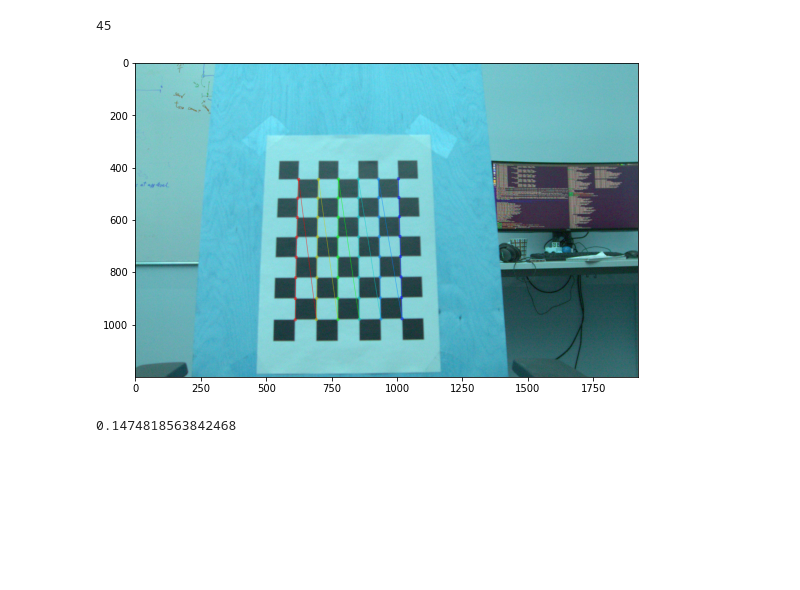
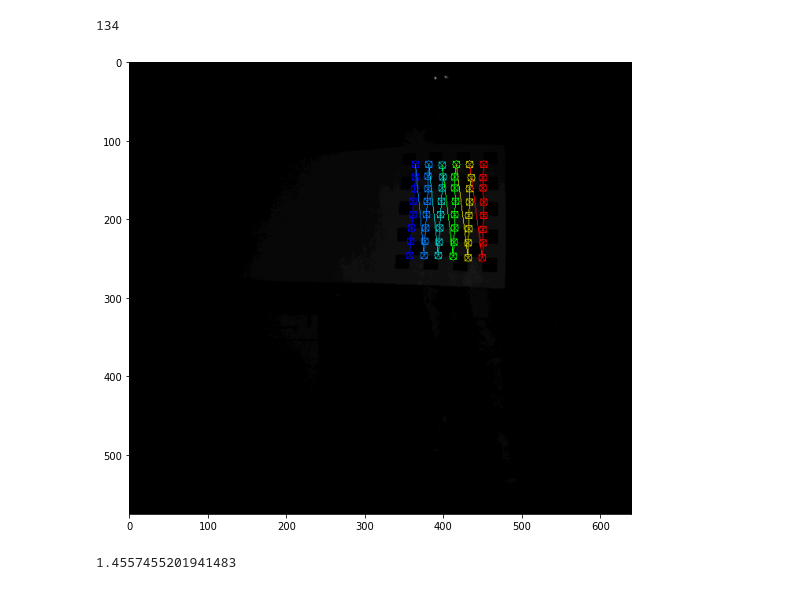
Before and after one commit to Marselka/CalibrationProject, a Jupyter notebook: intrinsics_calibration.ipynb, the cells around one changed output. Cells and saved outputs as stored; diff of their text form; code cells hidden in the pictures; blank space fills up the shorter version.

```diff
--- a/intrinsics_calibration.ipynb
+++ b/intrinsics_calibration.ipynb
@@ -13,3 +8,4 @@ from utils.calib_utils import detect_keypoints, to_lists
 # %%
 pattern_size = (8, 6)
-data_path0 = "/home/konstantin/datasets/bandeja-sequence/2020-11-17-18-52-32-chess/camera0"
+edge_length = 0.04
+data_path = "/home/konstantin/datasets/bandeja-sequence/2021_02_01_2/2021-02-01-16-17-42/_azure_ir_image_raw"
@@ -18,4 +12,6 @@ images0 = get_cam_images(data_path0, 4)
+# %%
+images = get_images(data_path, period=4)
 # %%
-len(images0)
+len(images)
 # %% [output]
-45
+134
@@ -24,17 +18,19 @@ results0 = detect_keypoints(images0, pattern_size)
+# %%
+results = detect_keypoints(images, pattern_size, edge_length)
 # %%
-draw_detections(images0, results0, pattern_size, 0)
+draw_detections(images, results, pattern_size, 0, normalize=True)
 # %% [output]
-[figure, old version]
+[figure, new version]
 # %%
 criteria = (cv.TERM_CRITERIA_EPS + cv.TERM_CRITERIA_MAX_ITER, 30, 0.0001)
 
-scene_points0, loc_kp0 = to_lists(results0)
+scene_points, loc_kp = to_lists(results)
 
-shape = images0[0].shape[::-1][1:]
+shape = images[list(images.keys())[0]].shape[::-1][1:]
 
 # Note: K3 dist. coeff. is set to zero, because ros requires 4 distortion parameters. Change if needed.
-reproj_error0, intrinsics0, dist_coeff0, _, _ = cv.calibrateCamera(scene_points0, loc_kp0, shape, None, None, flags=cv.CALIB_FIX_K3, criteria=criteria)
+reproj_error, intrinsics, dist_coeff, _, _ = cv.calibrateCamera(scene_points, loc_kp, shape, None, None, flags=cv.CALIB_FIX_K3, criteria=criteria)
 
-print(reproj_error0)
+print(reproj_error)
 # %% [output]
-0.1474818563842468
+1.4557455201941483
```
Also changed, not shown: parts of 23 cells of this notebook, 16 other files.
